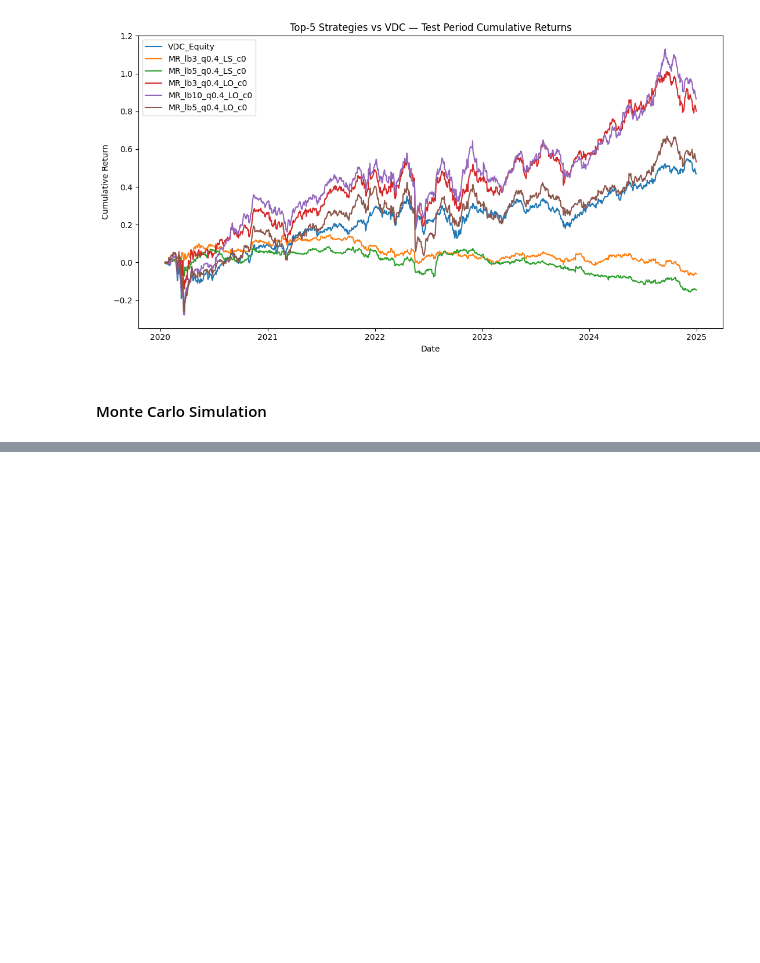
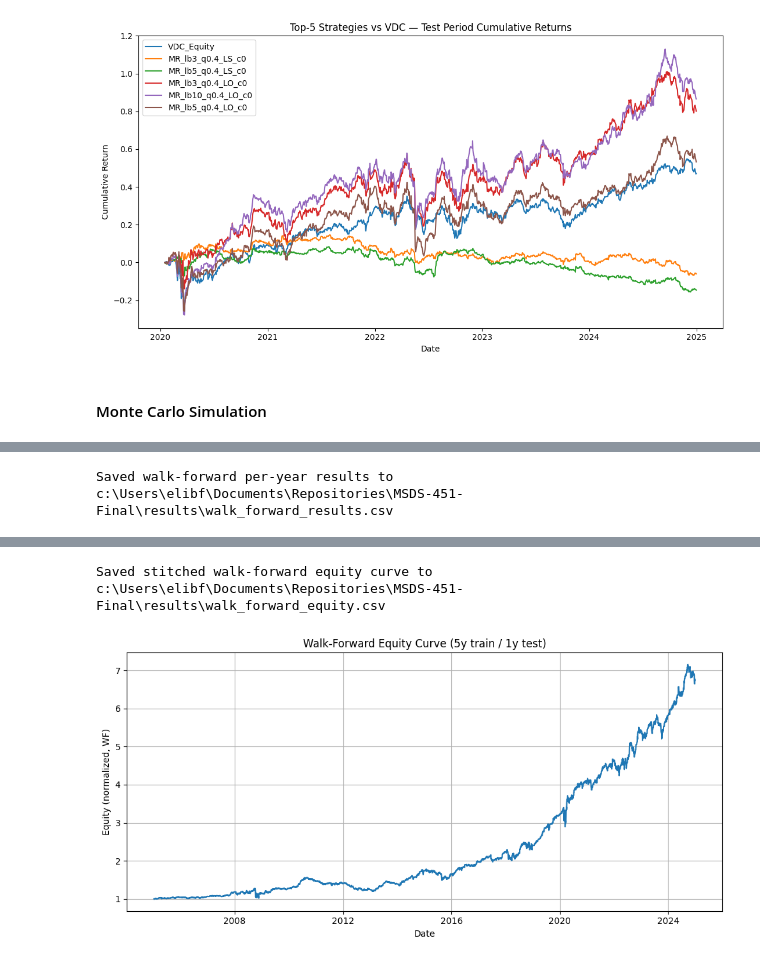
Before and after one commit to EliFreedman/MSDS-451-Final, a Jupyter notebook: notebooks/final_project.ipynb, the cells around one changed output, grey strips where cells are left out. Drawn from its saved outputs; the diff is of its cells as text; code cells hidden in the pictures; blank space fills up the shorter version.

```diff
--- a/notebooks/final_project.ipynb
+++ b/notebooks/final_project.ipynb
@@ -1479,0 +1719,12 @@ plt.legend(); plt.tight_layout(); plt.show()
+# %%
+min_date = prices_pl.select(pl.col("Date").min()).item()
+max_date = prices_pl.select(pl.col("Date").max()).item()
+
+start_year = min_date.year
+end_year   = max_date.year
+
+WF_TRAIN_YEARS = 5
+WF_TEST_YEARS  = 1  # fixed at 1
+
+print(f"Walk-forward window: {WF_TRAIN_YEARS}-year train, {WF_TEST_YEARS}-year test")
+print(f"Data span: {min_date} to {max_date}")
@@ -1479,0 +1884,53 @@ plt.legend(); plt.tight_layout(); plt.show()
+# %%
+# Aggregate results into DataFrames and save
+if wf_rows:
+    wf_results_df = pl.DataFrame(wf_rows)
+    wf_results_path = results_dir / "walk_forward_results.csv"
+    wf_results_df.write_csv(wf_results_path)
+    print(f"\nSaved walk-forward per-year results to {wf_results_path}")
+
+    display(
+        wf_results_df.select(
+            "TrainStartYear", "TrainEndYear", "TestYear", "Strategy",
+            "MR_lookback", "MR_quantile", "MR_long_short",
+            "MOM_lookback", "MOM_long_short", "MOM_neutral_band",
+            "trans_cost_bps",
+            "Test_CAGR", "Test_Sharpe", "Test_Volatility", "Test_Max Drawdown",
+            "Test_Win Rate", "Test_Avg Daily Turnover",
+        )
+        .sort("TestYear")
+        .to_pandas()
+        .style.format(
+            {
+                "Test_CAGR": "{:.2%}",
+                "Test_Sharpe": "{:.2f}",
+                "Test_Volatility": "{:.2%}",
+                "Test_Max Drawdown": "{:.2%}",
+                "Test_Win Rate": "{:.2%}",
+                "Test_Avg Daily Turnover": "{:.2%}",
+            }
+        )
+    )
+
+    # Build and plot the stitched walk-forward equity curve
+    if wf_eq_frames:
+        wf_equity = pl.concat(wf_eq_frames).sort("Date")
+        wf_equity_path = results_dir / "walk_forward_equity.csv"
+        wf_equity.write_csv(wf_equity_path)
+        print(f"Saved stitched walk-forward equity curve to {wf_equity_path}")
+
+        # Plot walk-forward equity curve
+        eq_pd = wf_equity.to_pandas()
+        plt.figure(figsize=(10, 5))
+        plt.plot(eq_pd["Date"], eq_pd["WF_Equity"])
+        plt.title(f"Walk-Forward Equity Curve ({WF_TRAIN_YEARS}y train / 1y test)")
+        plt.xlabel("Date")
+        plt.ylabel("Equity (normalized, WF)")
+        plt.grid(True)
+        plt.tight_layout()
+        plt.savefig(results_dir / "walk_forward_equity.png", bbox_inches="tight", dpi=150)
+        plt.show()
+else:
+    print("No walk-forward windows produced valid results.")
+# %% [output]
+Saved walk-forward per-year results to c:\Users\elibf\Documents\Repositories\MSDS-451-Final\results\walk_forward_results.csv
@@ -1479,0 +1954,2 @@ plt.legend(); plt.tight_layout(); plt.show()
+Saved stitched walk-forward equity curve to c:\Users\elibf\Documents\Repositories\MSDS-451-Final\results\walk_forward_equity.csv
+[figure, added]
```
Also changed, not shown: parts of 36 cells of this notebook.
